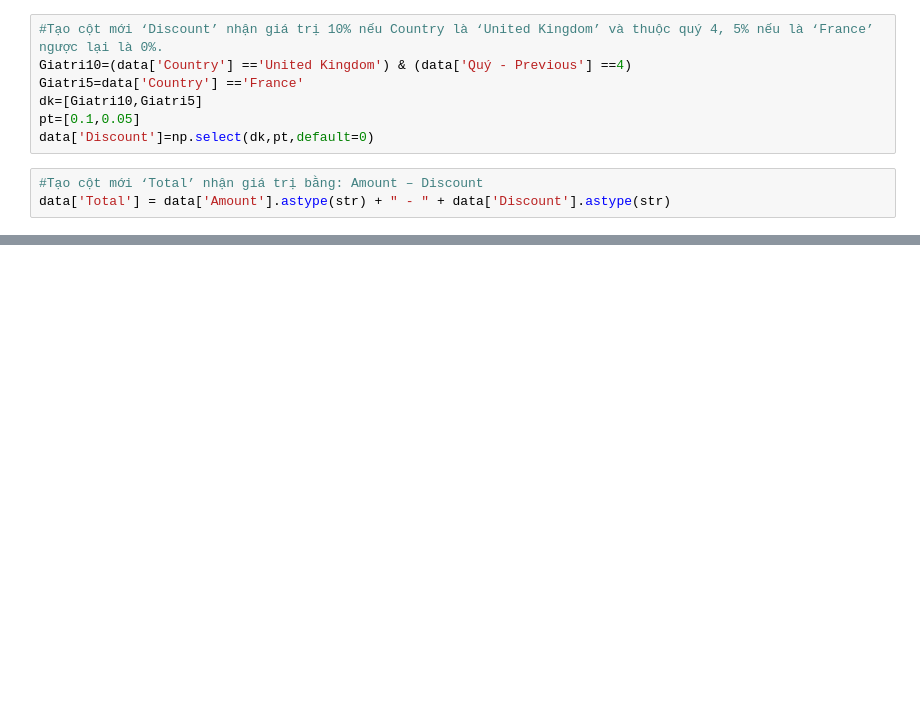
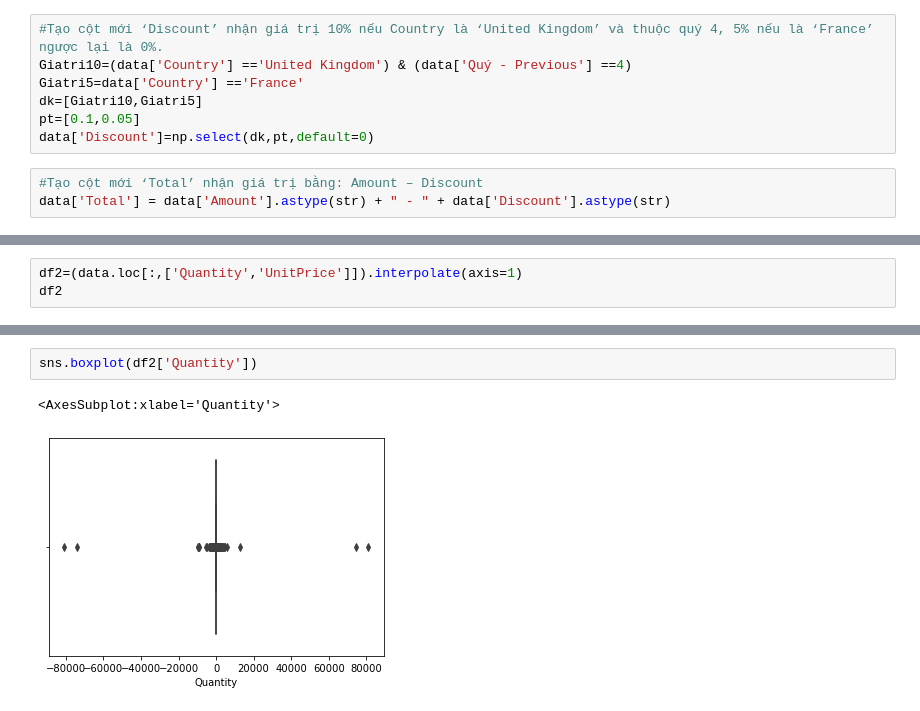
Before and after one commit to Trang27cl/testgit, a Jupyter notebook: OnlineRetail.ipynb, the cells around one changed output, grey strips where cells are left out. Cells and saved outputs as stored; diff of their text form; blank space fills up the shorter version.

```diff
--- a/OnlineRetail.ipynb
+++ b/OnlineRetail.ipynb
@@ -124,0 +159,3 @@ data['Total'] = data['Amount'].astype(str) + " - " + data['Discount'].astype(str
+# %%
+df2=(data.loc[:,['Quantity','UnitPrice']]).interpolate(axis=1)
+df2
@@ -124,0 +176,5 @@ data['Total'] = data['Amount'].astype(str) + " - " + data['Discount'].astype(str
+# %%
+sns.boxplot(df2['Quantity'])
+# %% [output]
+<AxesSubplot:xlabel='Quantity'>
+[figure, added]
```
Also changed, not shown: parts of 11 cells of this notebook.
